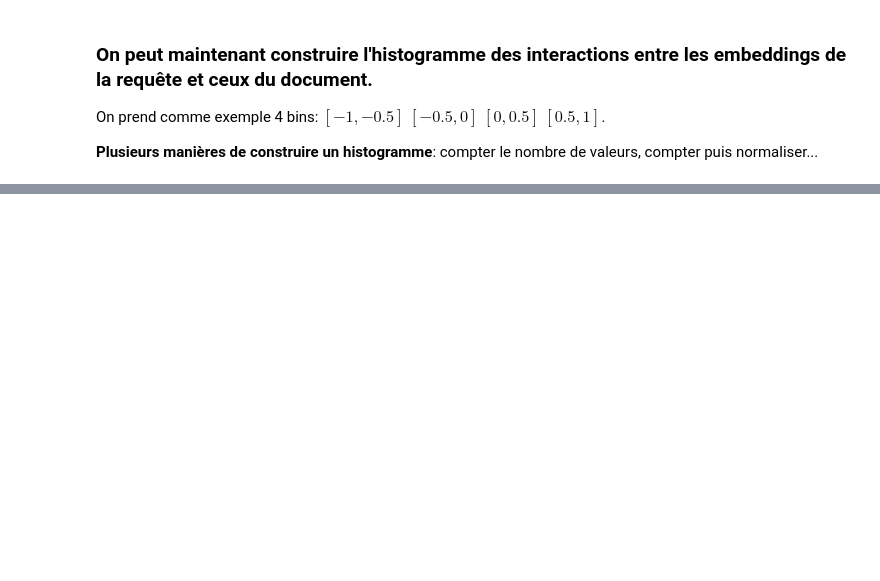
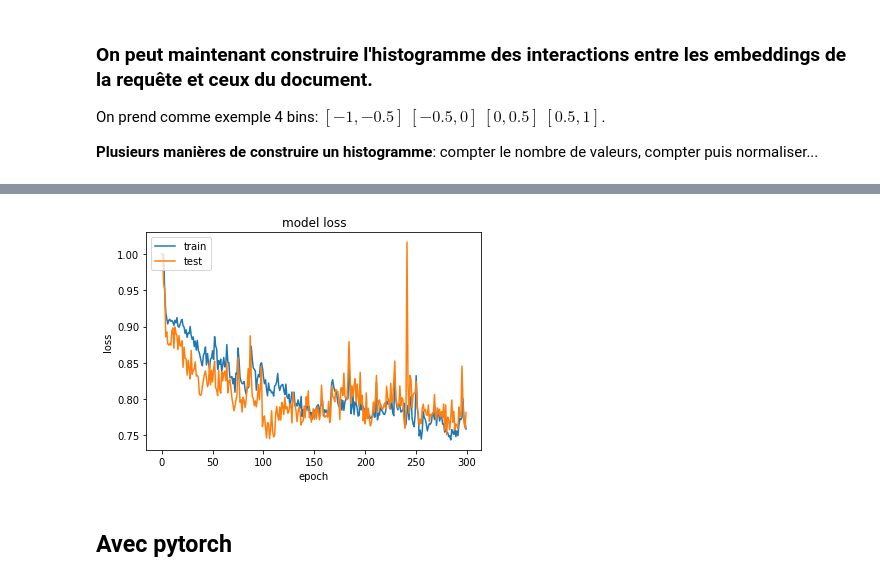
Before and after one commit to ismaelbonneau/semantic_deep_neuralIR, a Jupyter notebook: DRMM.ipynb, the cells around one changed output, grey strips where cells are left out. Cells and saved outputs as stored; diff of their text form; code cells hidden in the pictures; blank space fills up the shorter version.

```diff
--- a/DRMM.ipynb
+++ b/DRMM.ipynb
@@ -140,0 +190,5 @@ Code d'après <a href="https://github.com/sebastian-hofstaetter/neural-ranking-d
+# %%
+input_label_train = np.zeros(idf_vec_train.shape[0])
+input_label_train[::2] = 1
+input_label_test = np.zeros(idf_vec_test.shape[0])
+input_label_test[::2] = 1
@@ -157,7 +221,7 @@ def build_keras_model(params):
     interactions = Input(name='interactions', shape=(params['query_term_maxlen'], params['hist_size']))
 
     #input des term vectors de la query
-    query = Input(name='term_vector', shape=(params['query_term_maxlen'],1))
+    query = Input(name='term_vector', shape=[params['query_term_maxlen']])
 
     #partie feed forward
     z = interactions
@@ -171,7 +235,7 @@ def build_keras_model(params):
     #la partie term gating
     q_w = Dense(1, kernel_initializer=initializer_gating, use_bias=False, name="gating_W")(query)
     q_w = Lambda(lambda x: softmax(x, axis=1), output_shape=(params['query_term_maxlen'],))(q_w)
-    q_w = Reshape((params["query_term_maxlen"],))(q_w)
+    #q_w = Reshape((params["query_term_maxlen"],))(q_w)
 
     # combination of softmax(query term idf) and feed forward result per query term
     out_ = Dot(axes=[1, 1], name='s')([z, q_w])
@@ -201,12 +265,11 @@ def rank_hinge_loss(y_true, y_pred):
 #positif-négatif-positif-négatif... etc
 # %%
 params = {
-    "hidden_sizes": [5, 32, 1],
-    "hist_size": 5,
-    "query_term_maxlen": 4,
+    "hidden_sizes": [30, 128, 64, 16, 1],
+    "hist_size": 30,
+    "query_term_maxlen": 5,
     "embedding_size": 300
 }
 
 drmm = build_keras_model(params)
 drmm.compile(loss=rank_hinge_loss, optimizer='adam')
-drmm.summary()
@@ -236,0 +296,16 @@ ValueError: invalid literal for int() with base 10: ''
+# %%
+history = drmm.fit([idf_vec_train, interractions_train], input_label_train,
+                   validation_data=[[idf_vec_test, interractions_test], input_label_test],
+                   batch_size=50, verbose=False, shuffle=False, epochs=300)
+# %%
+plt.plot(history.history['loss'])
+plt.plot(history.history['val_loss'])
+plt.title('model loss')
+plt.ylabel('loss')
+plt.xlabel('epoch')
+plt.legend(['train', 'test'], loc='upper left')
+plt.show()
+# %% [output]
+[figure, added]
+# %% [markdown]
+## Avec pytorch
```
Also changed, not shown: parts of 25 cells of this notebook, 3 other files.
